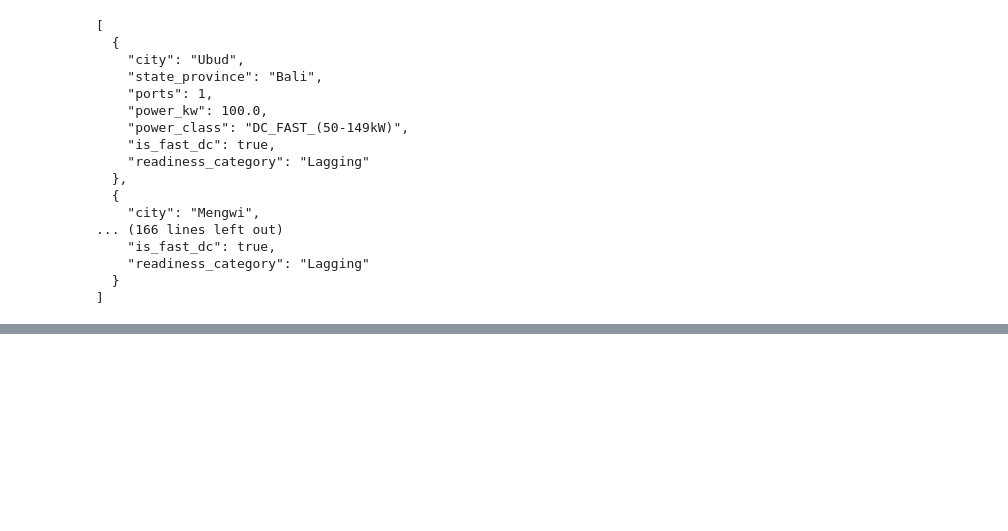
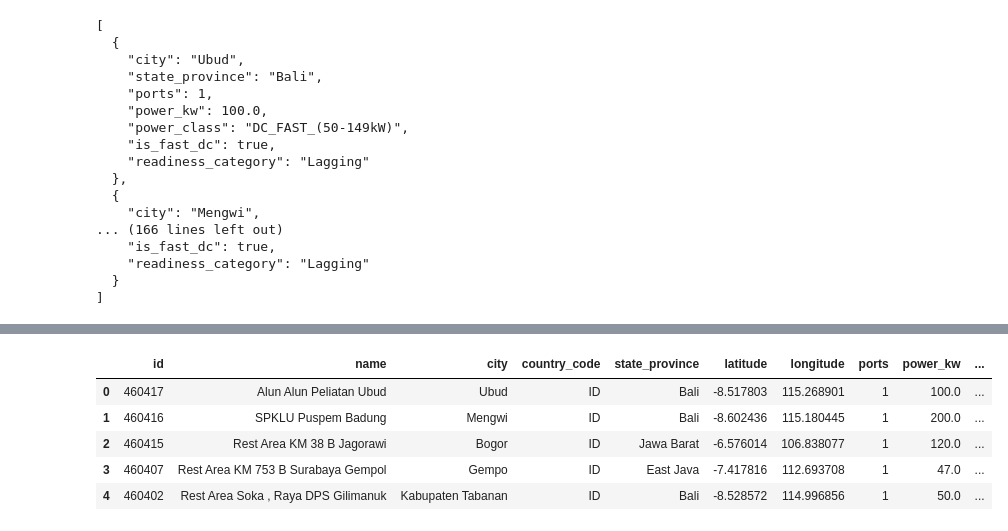
Before and after one commit to sabrinapurwalian/CAPSTONE-EV-CHARGING-ANALYSIS-IN-INDONESIA, a Jupyter notebook: EV_CHARGING_INDONESIA.ipynb, the cells around one changed output, grey strips where cells are left out. Saved outputs shown, nothing was run; the diff lists cells and outputs as text; code cells hidden in the pictures; blank space fills up the shorter version.

```diff
--- a/EV_CHARGING_INDONESIA.ipynb
+++ b/EV_CHARGING_INDONESIA.ipynb
@@ -170,0 +201,12 @@ print(json.dumps(subset_dict, indent=2))
+# %%
+import pandas as pd
+
+df = pd.read_csv('charging_station_indonesia_2025.csv')  # ganti dengan path dataset kamu
+df.head()
+# %% [output]
+|  | id | name | city | country_code | state_province | latitude | longitude | ports | power_kw | ... |
+| 0 | 460417 | Alun Alun Peliatan Ubud | Ubud | ID | Bali | -8.517803 | 115.268901 | 1 | 100.0 | ... |
+| 1 | 460416 | SPKLU Puspem Badung | Mengwi | ID | Bali | -8.602436 | 115.180445 | 1 | 200.0 | ... |
+| 2 | 460415 | Rest Area KM 38 B Jagorawi | Bogor | ID | Jawa Barat | -6.576014 | 106.838077 | 1 | 120.0 | ... |
+| 3 | 460407 | Rest Area KM 753 B Surabaya Gempol | Gempo | ID | East Java | -7.417816 | 112.693708 | 1 | 47.0 | ... |
+| 4 | 460402 | Rest Area Soka , Raya DPS Gilimanuk | Kabupaten Tabanan | ID | Bali | -8.528572 | 114.996856 | 1 | 50.0 | ... |
```
Also changed, not shown: parts of 9 cells of this notebook.
